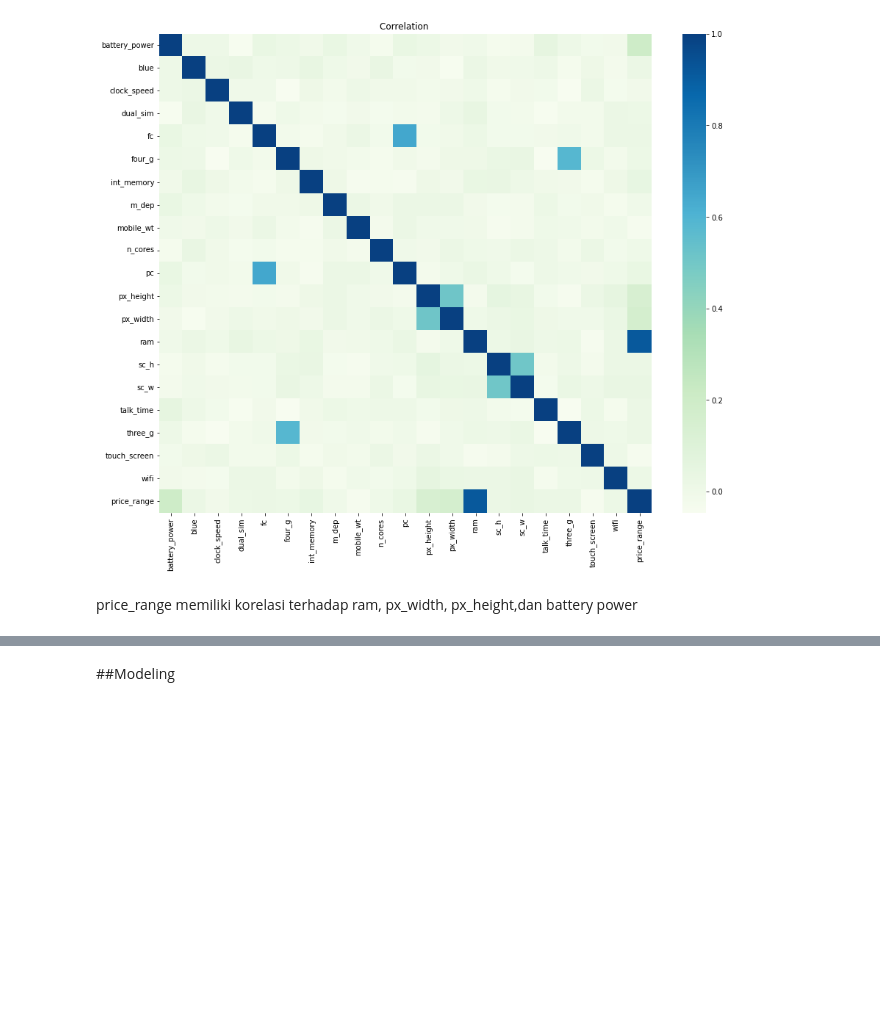
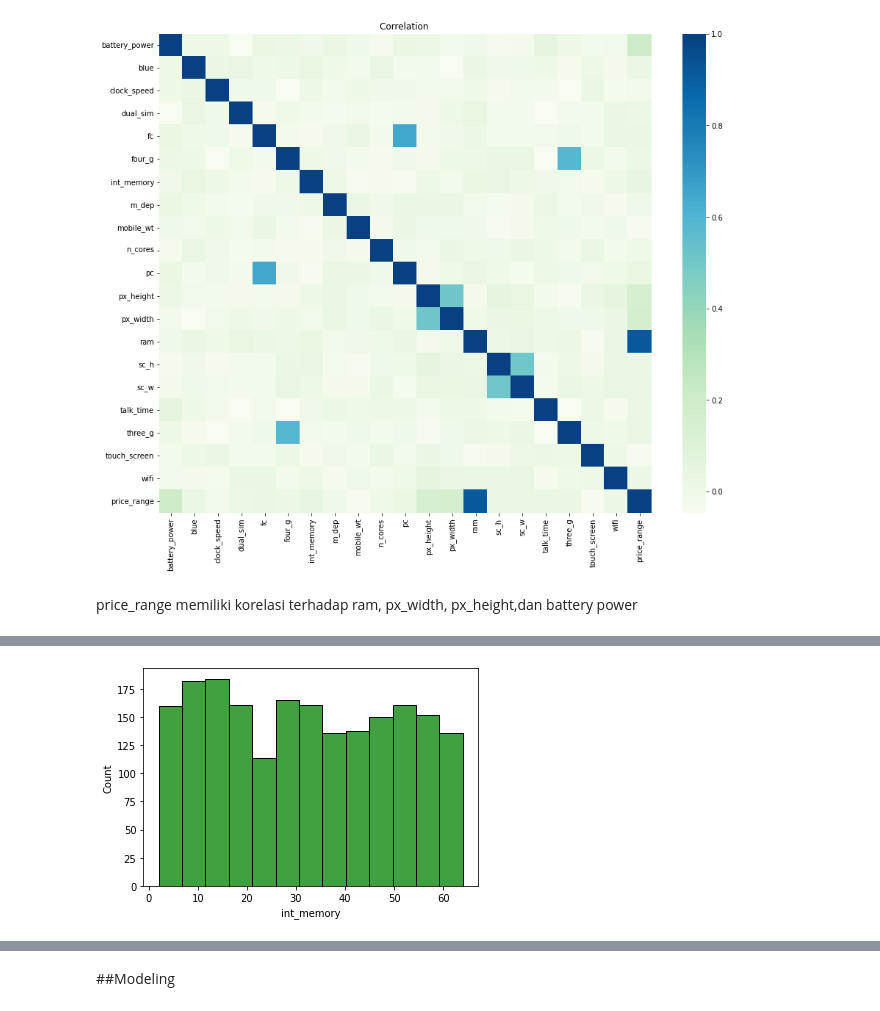
Before and after one commit to randiijulian/Final-Project-Kelompok-02-Rauzan-Sumara, a Jupyter notebook: [Revisi]_Final_Project.ipynb, the cells around one changed output, grey strips where cells are left out. Drawn from its saved outputs; the diff is of its cells as text; code cells hidden in the pictures; blank space fills up the shorter version.

```diff
--- a/[Revisi]_Final_Project.ipynb
+++ b/[Revisi]_Final_Project.ipynb
@@ -512,0 +440,5 @@ price_range memiliki korelasi terhadap ram, px_width, px_height,dan battery powe
+# %%
+ax = sns.histplot(data = home_data, x='int_memory', color='green') #membuat plot histogram int_memory sepanjang sumbu x
+plt.show() #menampilkan visualisasi
+# %% [output]
+[figure, added]
```
Also changed, not shown: parts of 51 cells of this notebook.
